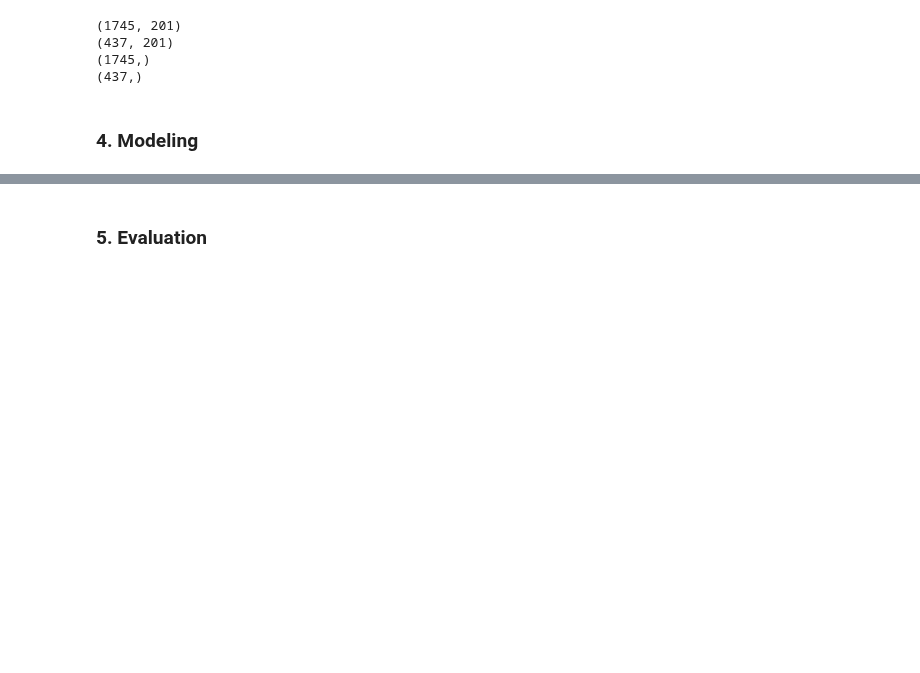
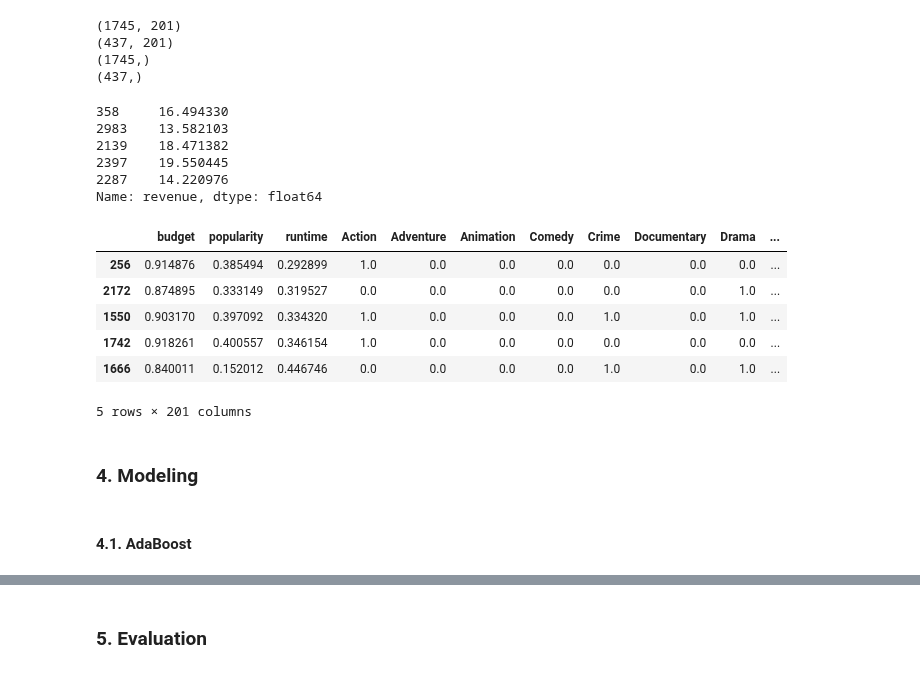
Before and after one commit to julianikulski/tmdb, a Jupyter notebook: tmdb.ipynb, the cells around one changed output, grey strips where cells are left out. Cells and saved outputs as stored; diff of their text form; code cells hidden in the pictures; blank space fills up the shorter version.

```diff
--- a/tmdb.ipynb
+++ b/tmdb.ipynb
@@ -1798,10 +1800,12 @@ Based on the above distributions of the 3 numeric variables, I have decided to u
 numeric_vars = ['budget', 'popularity']
 train_features[numeric_vars] = train_features[numeric_vars].apply(lambda x: np.log(x + 1))
 df_test[numeric_vars] = df_test[numeric_vars].apply(lambda x: np.log(x + 1))
+train_revenue = train_revenue.apply(lambda x: np.log(x + 1))
 
 # Convert arrays back to dataframes
 train_features_minmax = pd.DataFrame(data = train_features)
 df_test_minmax = pd.DataFrame(data = df_test)
+train_revenue_minmax = pd.DataFrame(data = train_revenue)
 
 # Scaling all datapoints between 0 and 1
 scaler = MinMaxScaler()
@@ -1809,9 +1813,14 @@ scaler.fit(train_features_minmax)
 train_features_minmax = scaler.transform(train_features_minmax)
 df_test_minmax = scaler.transform(df_test_minmax)
 
+scaler_revenue = MinMaxScaler()
+scaler_revenue.fit(train_revenue_minmax)
+train_revenue_minmax = scaler_revenue.transform(train_revenue_minmax)
+
 # Convert arrays back to dataframes
 train_features_df = pd.DataFrame(data = train_features_minmax, columns = train_features.columns)
 test_features_df = pd.DataFrame(data = df_test_minmax, columns = df_test.columns)
+train_revenue_df = pd.DataFrame(data = train_revenue_minmax, columns = ['revenue'])
 # %% [markdown]
 #### 3.3. Splitting data into train and test sets
 # %%
@@ -1831,5 +1840,24 @@ print(y_cross.shape)
 (437, 201)
 (1745,)
 (437,)
+# %%
+y_train.head()
+# %% [output]
+358     16.494330
+2983    13.582103
+2139    18.471382
+2397    19.550445
+2287    14.220976
+Name: revenue, dtype: float64
+# %%
+X_train.head()
+# %% [output]
+|  | budget | popularity | runtime | Action | Adventure | Animation | Comedy | Crime | Documentary | Drama | ... |
+| 256 | 0.914876 | 0.385494 | 0.292899 | 1.0 | 0.0 | 0.0 | 0.0 | 0.0 | 0.0 | 0.0 | ... |
+| 2172 | 0.874895 | 0.333149 | 0.319527 | 0.0 | 0.0 | 0.0 | 0.0 | 0.0 | 0.0 | 1.0 | ... |
+| 1550 | 0.903170 | 0.397092 | 0.334320 | 1.0 | 0.0 | 0.0 | 0.0 | 1.0 | 0.0 | 1.0 | ... |
+| 1742 | 0.918261 | 0.400557 | 0.346154 | 1.0 | 0.0 | 0.0 | 0.0 | 0.0 | 0.0 | 0.0 | ... |
+| 1666 | 0.840011 | 0.152012 | 0.446746 | 0.0 | 0.0 | 0.0 | 0.0 | 1.0 | 0.0 | 1.0 | ... |
+5 rows × 201 columns
 # %% [markdown]
 ### 4. Modeling
@@ -1836,3 +1872,5 @@ print(y_cross.shape)
+# %% [markdown]
+#### 4.1. AdaBoost
 # %%
 # Create function to apply supervised machine learning algortihms
 # AdaBoost
```
Also changed, not shown: parts of 22 cells of this notebook.
